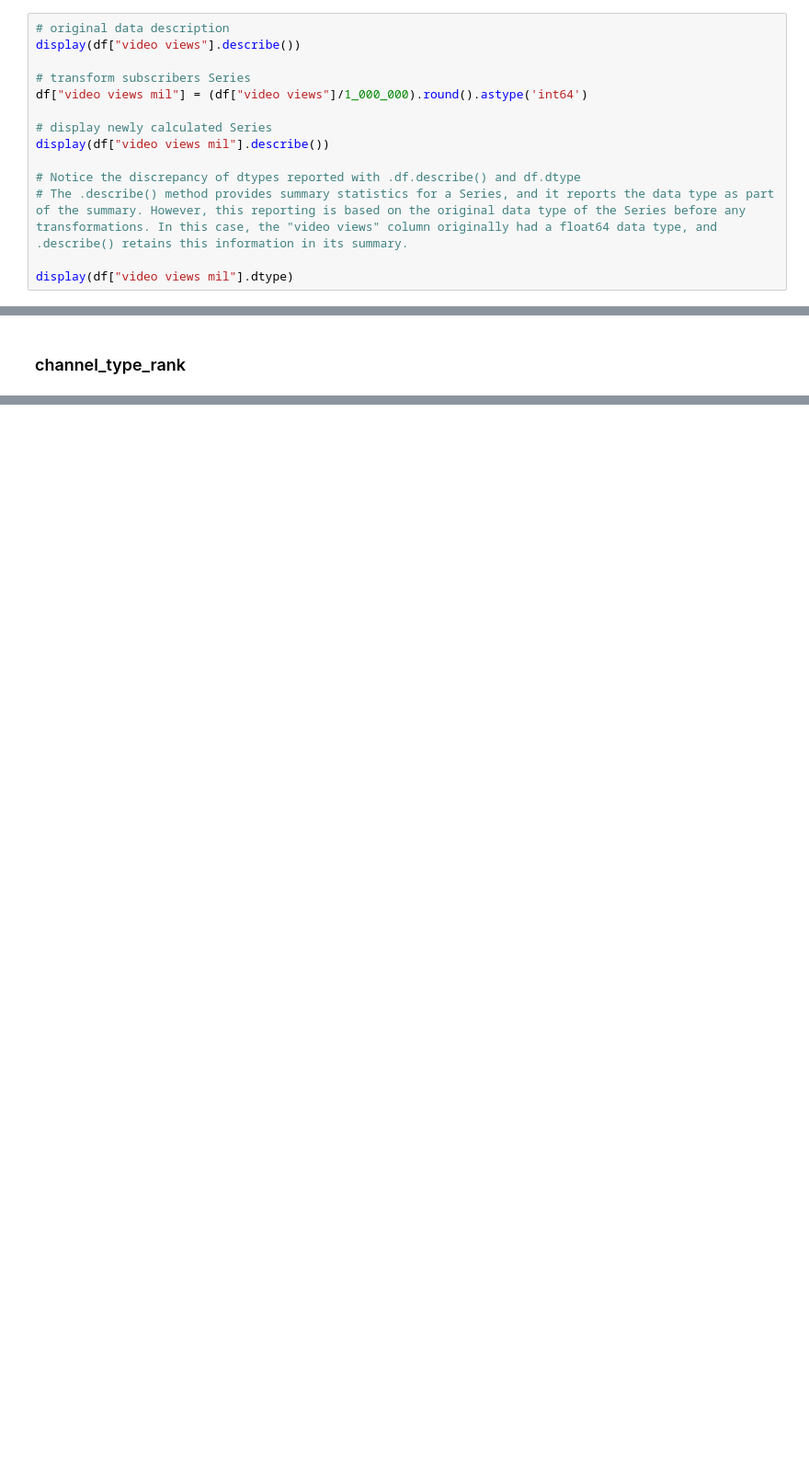
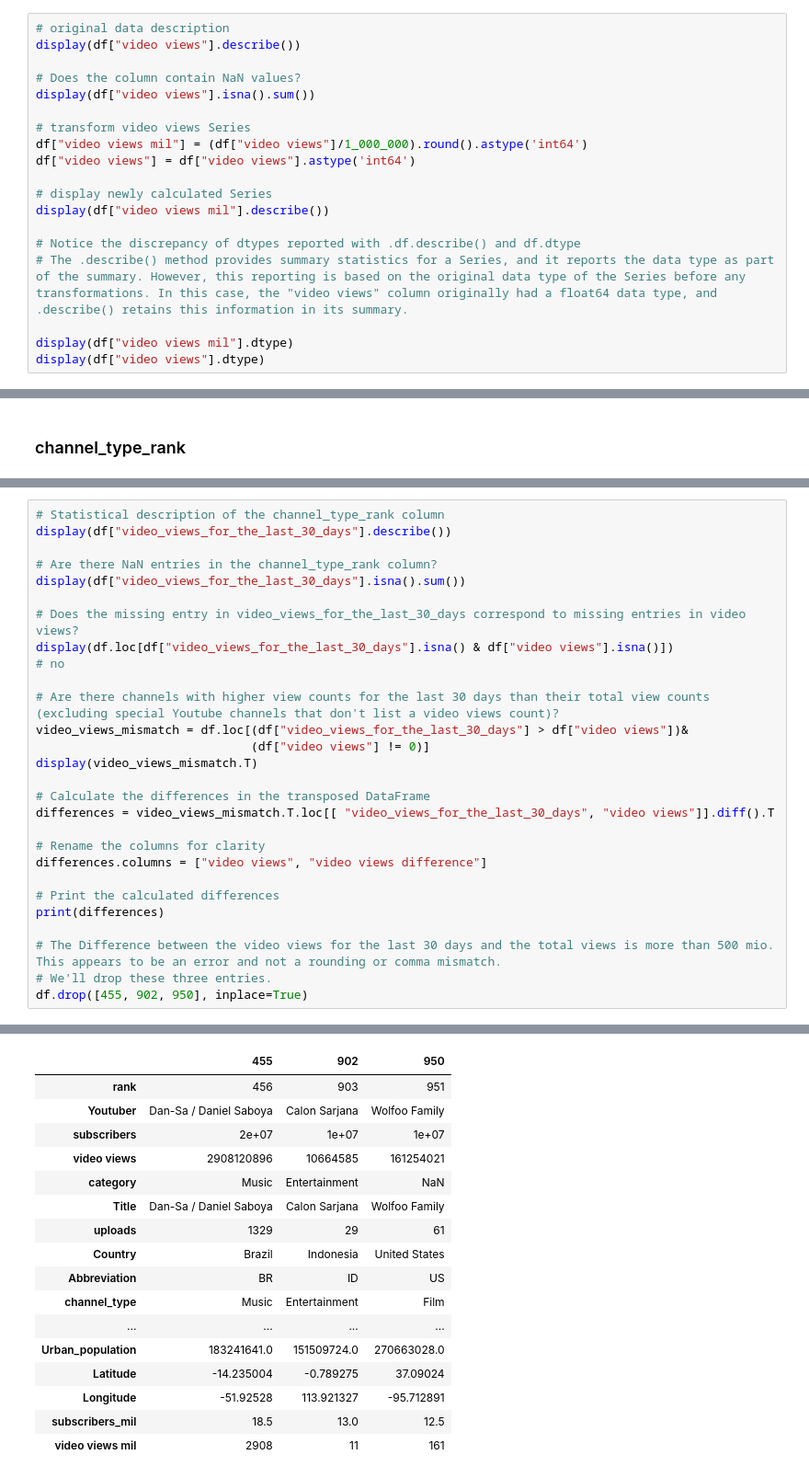
Before and after one commit to YKarsten/Clean-and-tranform, a Jupyter notebook: youtube.ipynb, the cells around one changed output, grey strips where cells are left out. Shown: that part at 92% size. Drawn from its saved outputs; the diff is of its cells as text; blank space fills up the shorter version.

Commit message:
Clean and transform all columns

```diff
--- a/youtube.ipynb
+++ b/youtube.ipynb
@@ -139,8 +139,12 @@ For ease of readbility I tranform the Series to multiples of 1 million.
 # original data description
 display(df["video views"].describe())
 
-# transform subscribers Series
+# Does the column contain NaN values?
+display(df["video views"].isna().sum())
+
+# transform video views Series
 df["video views mil"] = (df["video views"]/1_000_000).round().astype('int64')
+df["video views"] = df["video views"].astype('int64')
 
 # display newly calculated Series
 display(df["video views mil"].describe())
@@ -149,6 +153,7 @@ display(df["video views mil"].describe())
 # The .describe() method provides summary statistics for a Series, and it reports the data type as part of the summary. However, this reporting is based on the original data type of the Series before any transformations. In this case, the "video views" column originally had a float64 data type, and .describe() retains this information in its summary.
 
 display(df["video views mil"].dtype)
+display(df["video views"].dtype)
 # %% [output]
 count    9.950000e+02
 mean     1.103954e+10
@@ -519,0 +536,29 @@ Name: channel_type_rank, dtype: float64
+# %%
+# Statistical description of the channel_type_rank column
+display(df["video_views_for_the_last_30_days"].describe())
+
+# Are there NaN entries in the channel_type_rank column?
+display(df["video_views_for_the_last_30_days"].isna().sum())
+
+# Does the missing entry in video_views_for_the_last_30_days correspond to missing entries in video views?
+display(df.loc[df["video_views_for_the_last_30_days"].isna() & df["video views"].isna()])
+# no
+
+# Are there channels with higher view counts for the last 30 days than their total view counts (excluding special Youtube channels that don't list a video views count)?
+video_views_mismatch = df.loc[(df["video_views_for_the_last_30_days"] > df["video views"])&
+                              (df["video views"] != 0)]
+display(video_views_mismatch.T)
+
+# Calculate the differences in the transposed DataFrame
+differences = video_views_mismatch.T.loc[[ "video_views_for_the_last_30_days", "video views"]].diff().T
+
+# Rename the columns for clarity
+differences.columns = ["video views", "video views difference"]
+
+# Print the calculated differences
+print(differences)
+
+# The Difference between the video views for the last 30 days and the total views is more than 500 mio. This appears to be an error and not a rounding or comma mismatch.
+# We'll drop these three entries.
+df.drop([455, 902, 950], inplace=True)
+# %% [output]
@@ -519,0 +577,17 @@ Name: channel_type_rank, dtype: float64
+|  | 455 | 902 | 950 |
+| rank | 456 | 903 | 951 |
+| Youtuber | Dan-Sa / Daniel Saboya | Calon Sarjana | Wolfoo Family |
+| subscribers | 2e+07 | 1e+07 | 1e+07 |
+| video views | 2908120896 | 10664585 | 161254021 |
+| category | Music | Entertainment | NaN |
+| Title | Dan-Sa / Daniel Saboya | Calon Sarjana | Wolfoo Family |
+| uploads | 1329 | 29 | 61 |
+| Country | Brazil | Indonesia | United States |
+| Abbreviation | BR | ID | US |
+| channel_type | Music | Entertainment | Film |
+| ... | ... | ... | ... |
+| Urban_population | 183241641.0 | 151509724.0 | 270663028.0 |
+| Latitude | -14.235004 | -0.789275 | 37.09024 |
+| Longitude | -51.92528 | 113.921327 | -95.712891 |
+| subscribers_mil | 18.5 | 13.0 | 12.5 |
+| video views mil | 2908 | 11 | 161 |
```
Also changed, not shown: parts of 29 cells of this notebook.
